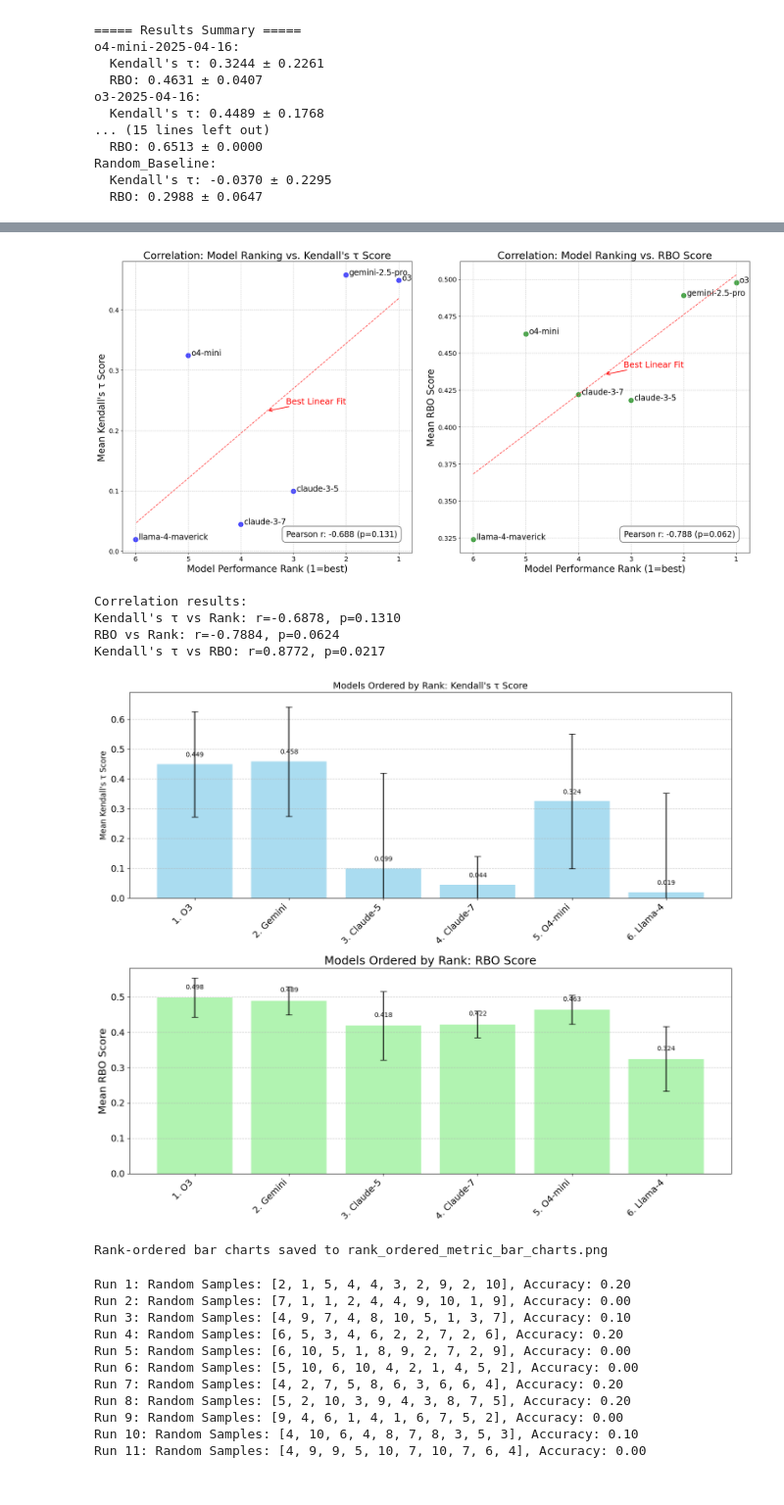
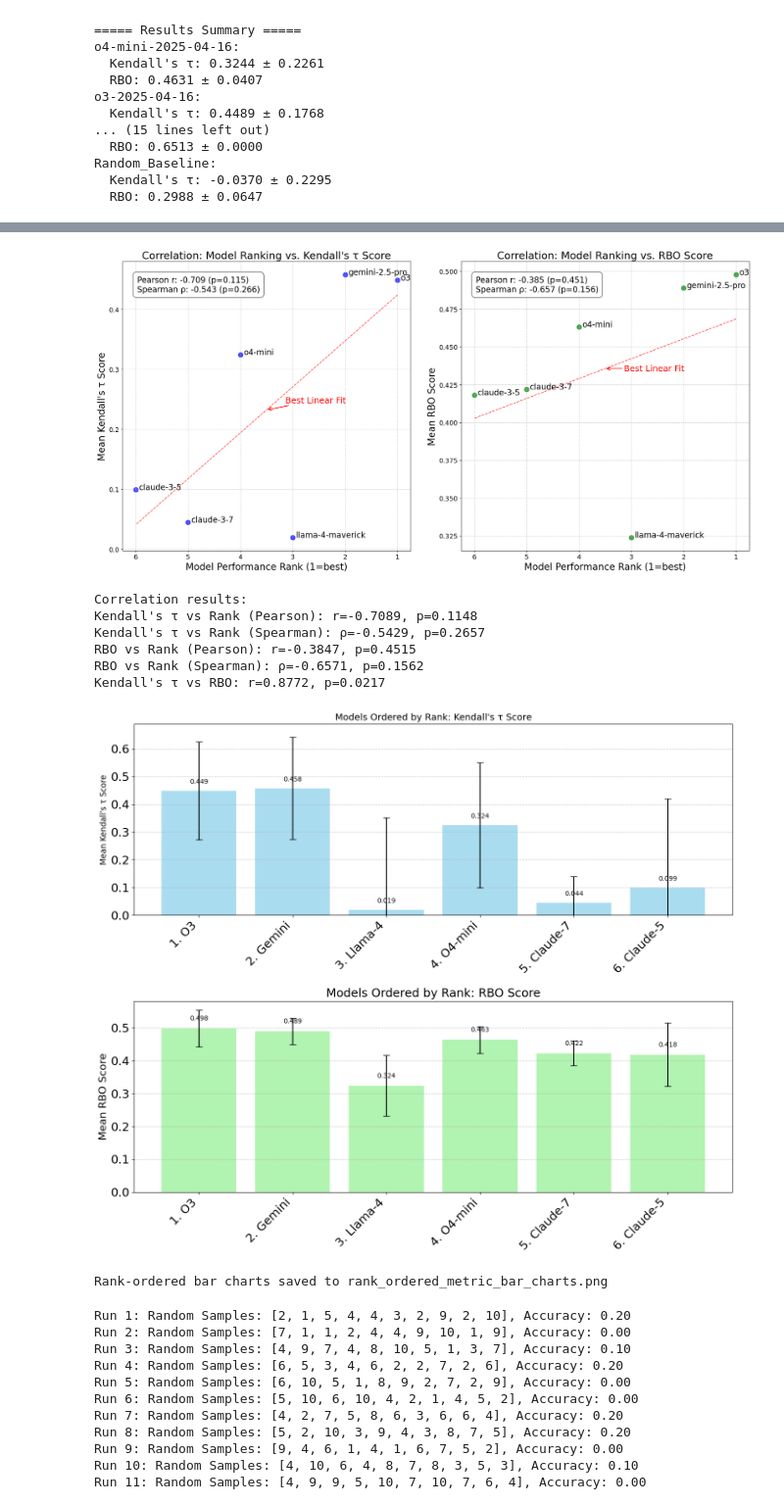
Before and after one commit to lmgame-org/GamingAgent, a Jupyter notebook: apps/ablation_study/Super_Mario_Bros_Ablation/ablation_study.ipynb, the cells around one changed output, grey strips where cells are left out. Shown at 98% size. Drawn from its saved outputs; the diff is of its cells as text; code cells hidden in the pictures.

```diff
--- a/apps/ablation_study/Super_Mario_Bros_Ablation/ablation_study.ipynb
+++ b/apps/ablation_study/Super_Mario_Bros_Ablation/ablation_study.ipynb
@@ -3433,6 +3435,10 @@ def plot_pearson_correlations(tau_vals, rbo_vals, model_ranking):
     model_ranking : dict
         Dictionary mapping model names to their ranks (lower is better)
     """
+    import pandas as pd
+    import numpy as np
+    import matplotlib.pyplot as plt
+    from scipy.stats import spearmanr, pearsonr # Ensure spearmanr is imported
 
     # Filter out baselines from metrics
     real_models = [m for m in tau_vals.keys() if m not in ['Random_Baseline', 'Perfect_Baseline']]
@@ -3514,14 +3520,14 @@ def plot_pearson_correlations(tau_vals, rbo_vals, model_ranking):
                      arrowprops=dict(arrowstyle="->", color='red', lw=1.5))
 
 
-    # Add correlation statistics to the bottom right
-    axes[0].text(0.95, 0.05,
-         f"Pearson r: {tau_pearson:.3f} (p={tau_pearson_p:.3f})",
-         transform=axes[0].transAxes,
-         horizontalalignment='right', # Align text to the right
-         verticalalignment='bottom', # Align text to the bottom
-         bbox=dict(facecolor='white', alpha=0.8, boxstyle='round,pad=0.5'),
-         fontsize=17) # Increased font size
+    # Add correlation statistics to the top right
+    axes[0].text(0.05, 0.95,
+                 f"Pearson r: {tau_pearson:.3f} (p={tau_pearson_p:.3f})\nSpearman ρ: {tau_spearman:.3f} (p={tau_spearman_p:.3f})",
+                 transform=axes[0].transAxes,
+                 horizontalalignment='left',
+                 verticalalignment='top', # Changed to top
+                 bbox=dict(facecolor='white', alpha=0.8, boxstyle='round,pad=0.5'),
+                 fontsize=17)
 
 
     # Customize titles and labels with increased font size
@@ -3574,21 +3580,21 @@ def plot_pearson_correlations(tau_vals, rbo_vals, model_ranking):
     annotate_rbo_value = p_rbo(annotate_rank_rbo)
     axes[1].annotate('Best Linear Fit',
                      xy=(annotate_rank_rbo, annotate_rbo_value),
-                     xytext=(40, 15), # Further adjusted offset
+                     xytext=(40, -5), # Further adjusted offset
                      textcoords='offset points',
                      fontsize=18, # Increased font size
                      color='red',
                      arrowprops=dict(arrowstyle="->", color='red', lw=1.5))
 
 
-    # Add correlation statistics to the bottom right
-    axes[1].text(0.95, 0.05,
-         f"Pearson r: {rbo_pearson:.3f} (p={rbo_pearson_p:.3f})",
-         transform=axes[1].transAxes,
-         horizontalalignment='right', # Align text to the right
-         verticalalignment='bottom', # Align text to the bottom
-         bbox=dict(facecolor='white', alpha=0.8, boxstyle='round,pad=0.5'),
-         fontsize=17) # Increased font size
+    # Add correlation statistics to the top right
+    axes[1].text(0.05, 0.95,
+                 f"Pearson r: {rbo_pearson:.3f} (p={rbo_pearson_p:.3f})\nSpearman ρ: {rbo_spearman:.3f} (p={rbo_spearman_p:.3f})",
+                 transform=axes[1].transAxes,
+                 horizontalalignment='left',
+                 verticalalignment='top', # Changed to top
+                 bbox=dict(facecolor='white', alpha=0.8, boxstyle='round,pad=0.5'),
+                 fontsize=17)
 
     # Customize titles and labels with increased font size
     axes[1].set_title("Correlation: Model Ranking vs. RBO Score", fontsize=22) # Increased
@@ -3604,43 +3610,47 @@ def plot_pearson_correlations(tau_vals, rbo_vals, model_ranking):
 
     plt.tight_layout()
     plt.savefig('pearson_correlation_plots_enhanced.png', dpi=300, bbox_inches='tight')
     plt.show()
 
     print("\nCorrelation results:")
-    print(f"Kendall's τ vs Rank: r={tau_pearson:.4f}, p={tau_pearson_p:.4f}")
-    print(f"RBO vs Rank: r={rbo_pearson:.4f}, p={rbo_pearson_p:.4f}")
+    print(f"Kendall's τ vs Rank (Pearson): r={tau_pearson:.4f}, p={tau_pearson_p:.4f}")
+    print(f"Kendall's τ vs Rank (Spearman): ρ={tau_spearman:.4f}, p={tau_spearman_p:.4f}") # Added Spearman
+    print(f"RBO vs Rank (Pearson): r={rbo_pearson:.4f}, p={rbo_pearson_p:.4f}")
+    print(f"RBO vs Rank (Spearman): ρ={rbo_spearman:.4f}, p={rbo_spearman_p:.4f}") # Added Spearman
 
     # Calculate correlation between metrics
     tau_rbo_corr, tau_rbo_p = pearsonr(tau_values, rbo_values)
     print(f"Kendall's τ vs RBO: r={tau_rbo_corr:.4f}, p={tau_rbo_p:.4f}")
 
     return df
 
 # Example usage:
 # After calculating tau_vals and rbo_vals
 
 # Define model ranking
 model_ranking = {
     "o3-2025-04-16": 1,  # O3 is ranked 1st
     "gemini-2.5-pro-preview-03-25": 2,  # Gemini is ranked 2nd
-    "claude-3-5-sonnet-20241022": 3,  # Claude-3-5 is ranked 3rd
-    "claude-3-7-sonnet-20250219": 4,  # Claude-3-7 is ranked 4th
-    "o4-mini-2025-04-16": 5,  # O4-mini is ranked 5th
-    "Llama-4-Maverick-17B-128E-Instruct-FP8": 6  # Llama is ranked 6th
+    "claude-3-5-sonnet-20241022": 6,  # Claude-3-5 is ranked 3rd
+    "claude-3-7-sonnet-20250219": 5,  # Claude-3-7 is ranked 4th
+    "o4-mini-2025-04-16": 4,  # O4-mini is ranked 5th
+    "Llama-4-Maverick-17B-128E-Instruct-FP8": 3  # Llama is ranked 6th
 }
 
 # Create correlation plots
 correlation_df = plot_pearson_correlations(tau_vals, rbo_vals, model_ranking)
 
 # Create ordered bar charts by model rank
 tau_ordered_df, rbo_ordered_df = plot_ordered_bar_charts(tau_vals, rbo_vals, all_models, model_ranking)
 # %% [output]
-[figure, old version]
+[figure, new version]
 Correlation results:
-Kendall's τ vs Rank: r=-0.6878, p=0.1310
-RBO vs Rank: r=-0.7884, p=0.0624
+Kendall's τ vs Rank (Pearson): r=-0.7089, p=0.1148
+Kendall's τ vs Rank (Spearman): ρ=-0.5429, p=0.2657
+RBO vs Rank (Pearson): r=-0.3847, p=0.4515
+RBO vs Rank (Spearman): ρ=-0.6571, p=0.1562
 Kendall's τ vs RBO: r=0.8772, p=0.0217
-[figure, old version]
+[figure, new version]
 Rank-ordered bar charts saved to rank_ordered_metric_bar_charts.png
 # %%
 import random
```
Also changed, not shown: parts of 2 cells of this notebook, 36 other files.
